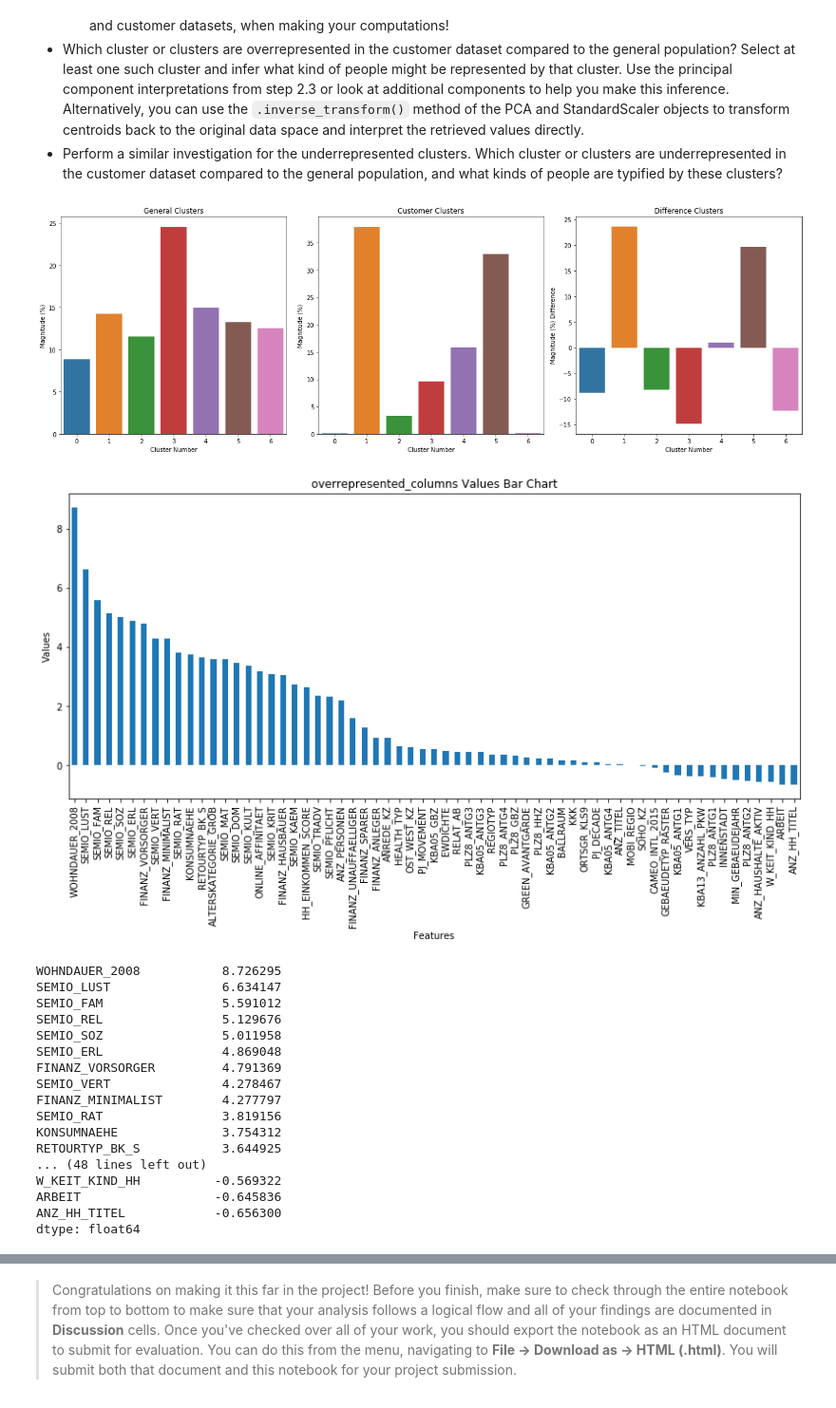
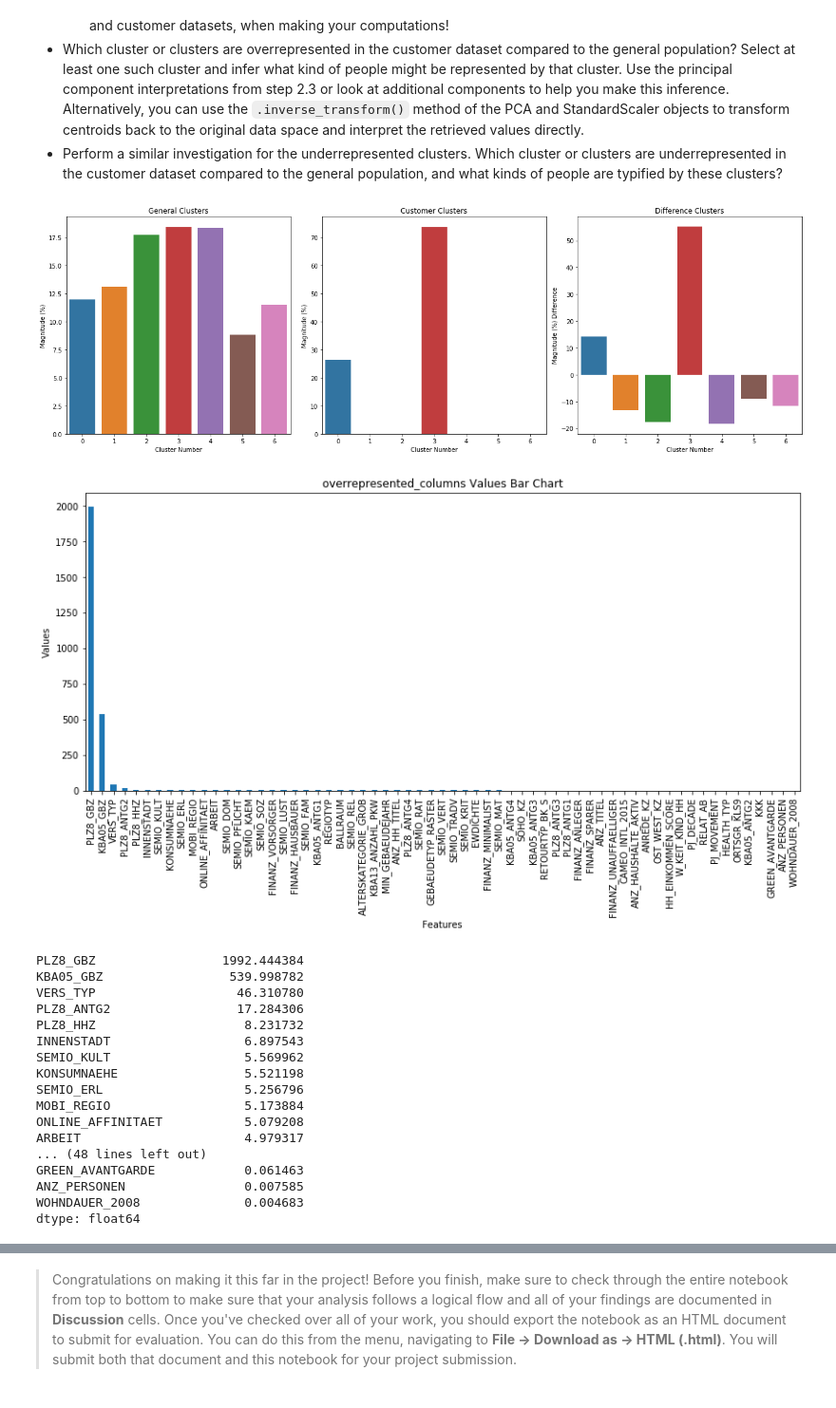
Before and after one commit to tedvankessel/identify-customer-segments, a Jupyter notebook: Identify_Customer_Segments.ipynb, the cells around one changed output, grey strips where cells are left out. Shown at 95% size. Drawn from its saved outputs; the diff is of its cells as text; code cells hidden in the pictures.

```diff
--- a/Identify_Customer_Segments.ipynb
+++ b/Identify_Customer_Segments.ipynb
@@ -874,11 +874,11 @@ def clean_data(demographics_df):
     if 'WOHNLAGE' in demographics_df:demographics_df = demographics_df.drop(columns=['WOHNLAGE'])
     if 'PLZ8_BAUMAX' in demographics_df:demographics_df = demographics_df.drop(columns=['PLZ8_BAUMAX'])
 
-    # Impute the NaNs ==========================================================================
-    imp_mean = SimpleImputer(missing_values=np.nan, strategy='most_frequent')
-    demographics_df_xform = imp_mean.fit_transform(demographics_df)
-    demographics_df = pd.DataFrame(demographics_df_xform, columns=demographics_df.columns)
-    print('    NaN values in the dataset after imputing:', demographics_df.isna().sum().sum())
+#     # Impute the NaNs ============ removed based on review recommendation ======================
+#     imp_mean = SimpleImputer(missing_values=np.nan, strategy='most_frequent')
+#     demographics_df_xform = imp_mean.fit_transform(demographics_df)
+#     demographics_df = pd.DataFrame(demographics_df_xform, columns=demographics_df.columns)
+#     print('    NaN values in the dataset after imputing:', demographics_df.isna().sum().sum())
 
     # Return the cleaned dataframe.
     return(demographics_df)
@@ -921,6 +920,9 @@ Before we apply dimensionality reduction techniques to the data, we need to perf
 # If you've not yet cleaned the dataset of all NaN values, then investigate and
 # do that now.
 
-# all nans have been purged in the dataframe
-print(azdias_subset_df.head())
+# Impute the NaNs
+impute_freq = SimpleImputer(missing_values=np.nan, strategy='most_frequent')
+azdias_subset_df_xform = impute_freq.fit_transform(azdias_subset_df)
+azdias_subset_df = pd.DataFrame(azdias_subset_df_xform, columns=azdias_subset_df.columns)
+print('NaN values in the dataset after filling NaNs:', azdias_subset_df.isna().sum().sum())
 # %% [output]
@@ -944,8 +930,12 @@ print(azdias_subset_df.head())
 # %%
 # Apply feature scaling to the general population demographics data.
+# azdias_subset_df = pd.DataFrame(scaler.fit_transform(aazdias_subset_df.head), columns = azdias_subset_df.columns)
 
-scaler = StandardScaler()
-azdias_subset_df = pd.DataFrame(scaler.fit_transform(azdias_subset_df), columns = azdias_subset_df.columns)
+# I have broken out the elements of the above so I can use the scaler_gp later for the customer data
+scaler_gp = StandardScaler()
+scaler_gp.fit(azdias_subset_df)
+scaled_data = scaler_gp.transform(azdias_subset_df)
+azdias_subset_df= pd.DataFrame(scaled_data, columns=azdias_subset_df.columns)
 # %%
 print(azdias_subset_df.head())
 # %% [output]
@@ -1427,6 +1417,8 @@ print("data loaded")
 # clean it
 customers_clean = clean_data(customers)
 print("data cleaned")
+customers_clean=impute_nans(customers_clean)
+
 print('Nan values in the dataset after cleaning:', customers_clean.isna().sum().sum())  # check for nans
 
 # Add dummy columns filled with 0 to the customers_scaled DataFrame
@@ -1434,9 +1426,15 @@ diff_set=set(azdias_subset_df.columns) - set(customers_clean.columns)
 diff_columns = list(diff_set)
 customers_clean = customers_clean.assign(**{column: 0 for column in diff_columns})
 
-# Apply feature scaling to the general population demographics data.
-scaler = StandardScaler()
-customers_scaled = pd.DataFrame(scaler.fit_transform(customers_clean), columns = customers_clean.columns)
+# Impute the NaNs
+impute_freq = SimpleImputer(missing_values=np.nan, strategy='most_frequent')
+customers_clean_xform = impute_freq.fit_transform(customers_clean)
+customers_clean = pd.DataFrame(customers_clean_xform, columns=customers_clean.columns)
+print('NaN values in the dataset after filling NaNs:', customers_clean.isna().sum().sum())
+
+# Apply feature scaling to the customer data using the pre-trained scaler scaler_gp.
+scaled_data = scaler_gp.transform(customers_clean)
+customers_scaled = pd.DataFrame(scaled_data, columns=customers_clean.columns)
 print("data scaled")
 
 # # Add dummy columns filled with 0 to the customers_scaled DataFrame
@@ -1528,44 +1527,44 @@ plt.title('Difference Clusters')
 plt.tight_layout()
 plt.show()
 # %% [output]
-[figure, old version]
+[figure, new version]
 # %%
 # What kinds of people are part of a cluster that is overrepresented in the
 # customer data compared to the general population?
 
-# we will investigate cluster 2 where the customer data is significantly larger than the general population
-cluster_1 = scaler.inverse_transform(pca_model_80_20.inverse_transform(kmeans_7.cluster_centers_[1]))
-overrepresented_columns = pd.Series(data = cluster_1, index=customers_scaled.columns)
+# we will investigate cluster 3 where the customer data is significantly larger than the general population
+cluster_3 = scaler_gp.inverse_transform(pca_model_80_20.inverse_transform(kmeans_7.cluster_centers_[3]))
+overrepresented_columns = pd.Series(data = cluster_3, index=customers_scaled.columns)
 #print(overrepresented_columns)
 
 overrepresented_columns = overrepresented_columns.sort_values(ascending=False)
 
 # Create a bar chart
 plt.figure(figsize=(14, 6))
 overrepresented_columns.plot(kind='bar')
 plt.title('overrepresented_columns Values Bar Chart')
 plt.xlabel('Features')
 plt.ylabel('Values')
 plt.show()
 print(overrepresented_columns)
 # %% [output]
-[figure, old version]
+[figure, new version]
-WOHNDAUER_2008           8.726295
-SEMIO_LUST               6.634147
-SEMIO_FAM                5.591012
-SEMIO_REL                5.129676
-SEMIO_SOZ                5.011958
-SEMIO_ERL                4.869048
-FINANZ_VORSORGER         4.791369
-SEMIO_VERT               4.278467
-FINANZ_MINIMALIST        4.277797
-SEMIO_RAT                3.819156
-KONSUMNAEHE              3.754312
-RETOURTYP_BK_S           3.644925
+PLZ8_GBZ                 1992.444384
+KBA05_GBZ                 539.998782
+VERS_TYP                   46.310780
+PLZ8_ANTG2                 17.284306
+PLZ8_HHZ                    8.231732
+INNENSTADT                  6.897543
+SEMIO_KULT                  5.569962
+KONSUMNAEHE                 5.521198
+SEMIO_ERL                   5.256796
+MOBI_REGIO                  5.173884
+ONLINE_AFFINITAET           5.079208
+ARBEIT                      4.979317
 ... (48 lines left out)
-W_KEIT_KIND_HH          -0.569322
-ARBEIT                  -0.645836
-ANZ_HH_TITEL            -0.656300
+GREEN_AVANTGARDE            0.061463
+ANZ_PERSONEN                0.007585
+WOHNDAUER_2008              0.004683
 dtype: float64
 # %%
 # What kinds of people are part of a cluster that is underrepresented in the
```
Also changed, not shown: parts of 10 cells of this notebook.
